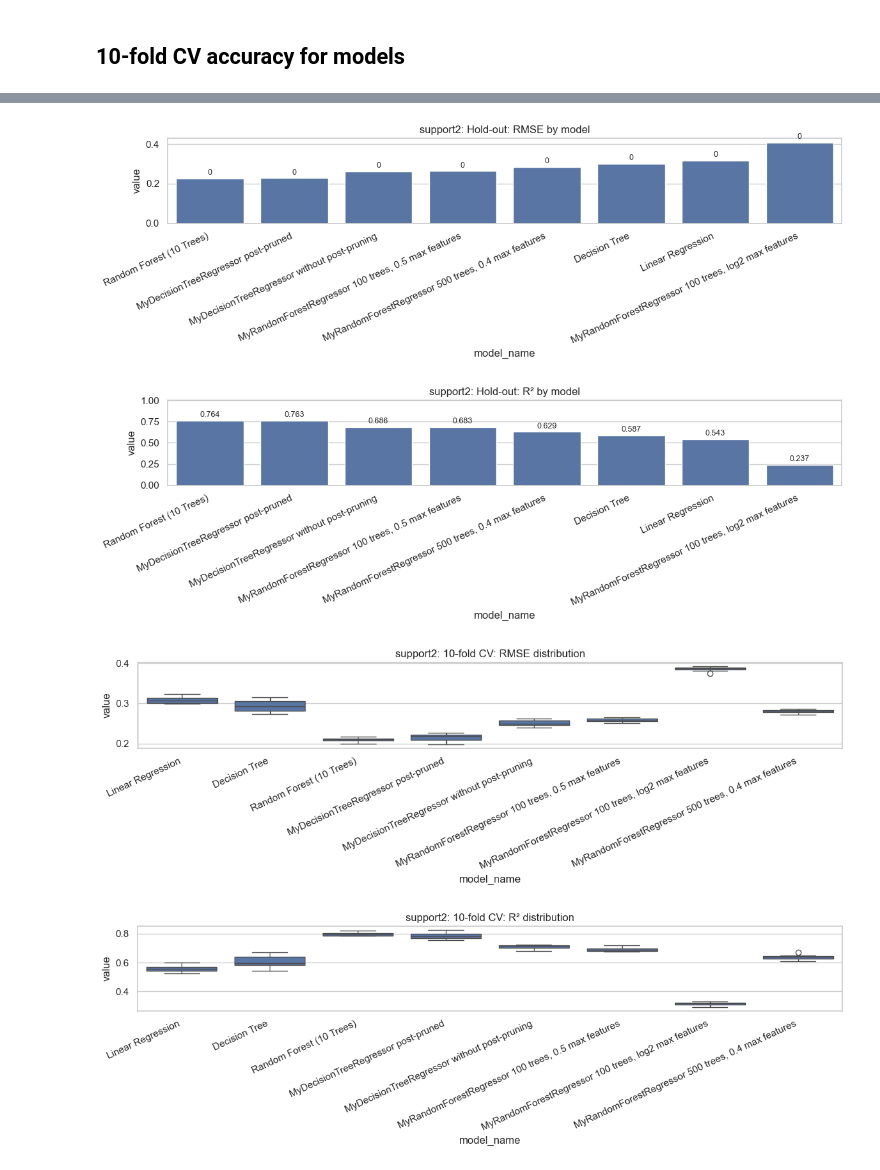
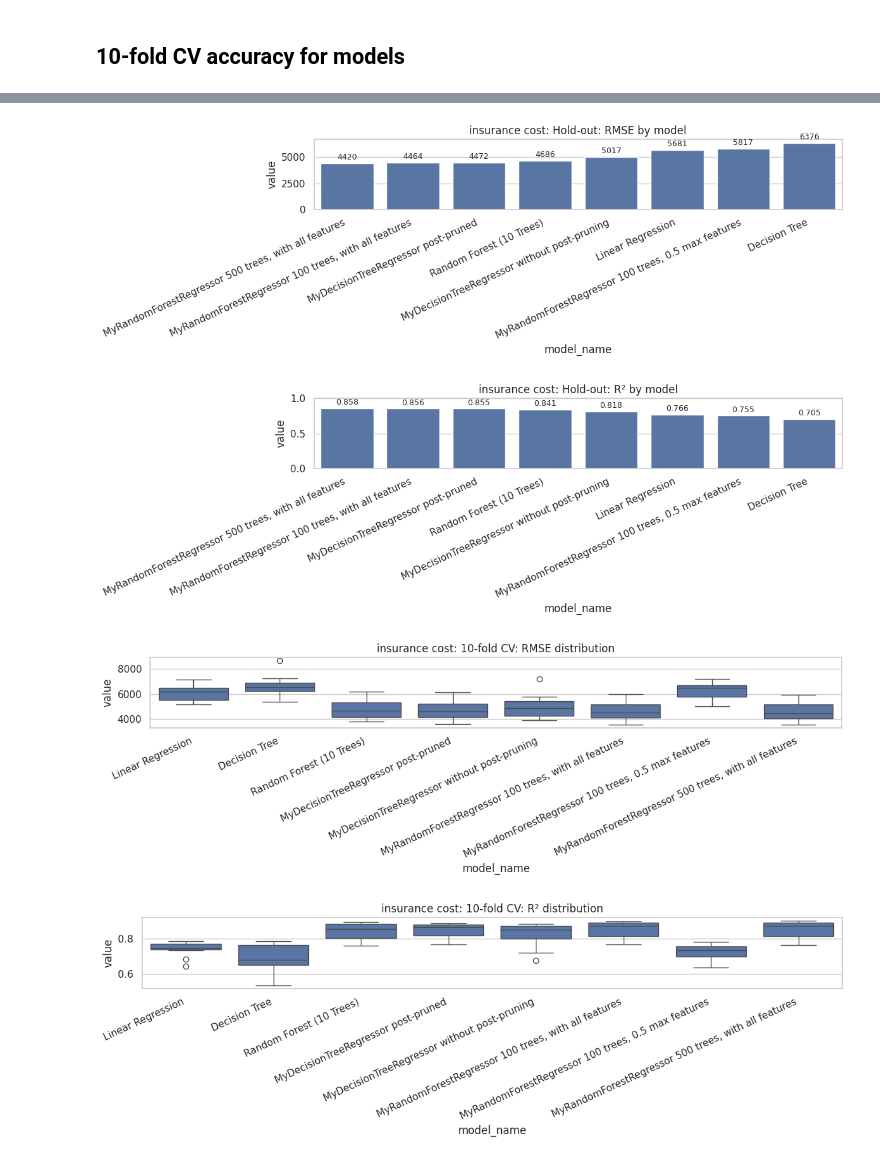
Before and after one commit to dzsef/Machine-Learning-Regression-Exercise, a Jupyter notebook: support2/support2_exp.ipynb, the cells around one changed output, grey strips where cells are left out. Saved outputs shown, nothing was run; the diff lists cells and outputs as text; code cells hidden in the pictures.

Commit message:
add insurance vis results

```diff
--- a/support2/support2_exp.ipynb
+++ b/support2/support2_exp.ipynb
@@ -33,7 +33,7 @@ sns.set_theme(style="whitegrid")
 # %% [markdown]
 ## Preprocessing
 # %%
-pp = Preprocess('support2.csv', 'charges', scale=True)
+pp = Preprocess('insurance.csv', 'charges', scale=True)
 results_df = pd.DataFrame(
 )
 # %% [markdown]
@@ -70,19 +70,19 @@ experiment_configs = [
         "params": {"pruned": False, "max_depth": 20, "min_samples": 20}
     },
     {
-        "name": "MyRandomForestRegressor 100 trees, 0.5 max features",
-        "model": MyRandomForestRegressor(max_depth=20, min_samples=10, n_estimators=100, max_features=0.5),
-        "params": {"max_depth":20, "min_samples":10, "n_estimators":100, "max_features":0.5}
+        "name": "MyRandomForestRegressor 100 trees, with all features",
+        "model": MyRandomForestRegressor(max_depth=20, min_samples=20, n_estimators=100, max_features=None),
+        "params": {"max_depth":20, "min_samples":20, "n_estimators":100, "max_features":None}
     },
     {
-        "name": "MyRandomForestRegressor 100 trees, log2 max features",
-        "model": MyRandomForestRegressor(max_depth=20, min_samples=10, n_estimators=100, max_features="log2"),
-        "params": {"max_depth":20, "min_samples":10, "n_estimators":100, "max_features":"log2"}
+        "name": "MyRandomForestRegressor 100 trees, 0.5 max features",
+        "model": MyRandomForestRegressor(max_depth=20, min_samples=20, n_estimators=100, max_features=0.5),
+        "params": {"max_depth":20, "min_samples":20, "n_estimators":100, "max_features":0.5}
     },
     {
-        "name": "MyRandomForestRegressor 500 trees, 0.4 max features",
-        "model": MyRandomForestRegressor(max_depth=20, min_samples=10, n_estimators=500, max_features=0.4),
-        "params": {"max_depth":20, "min_samples":10, "n_estimators":500, "max_features":0.4}
+        "name": "MyRandomForestRegressor 500 trees, with all features",
+        "model": MyRandomForestRegressor(max_depth=20, min_samples=20, n_estimators=500, max_features=None),
+        "params": {"max_depth":20, "min_samples":20, "n_estimators":500, "max_features":None}
     },
 
 ]
@@ -191,18 +191,18 @@ df_results
 # %%
 
 plot_used_cars_results(
-    dataset_name="support2",
+    dataset_name="insurance cost",
     results_df=results_df,
     df_results=df_results,
     cv_long_df=cv_long_df,
     y_test=y_test,
     preds_test=preds_test,
     models_store=models_store,
     X_test=X_test,
     feature_names=getattr(pp, "feature_names_", None),
 )
 # %% [output]
-[figure, old version]
+[figure, new version]
-[figure, old version]
+[figure, new version]
-[figure, old version]
+[figure, new version]
-[figure, old version]
+[figure, new version]
```
Also changed, not shown: parts of 3 cells of this notebook.
